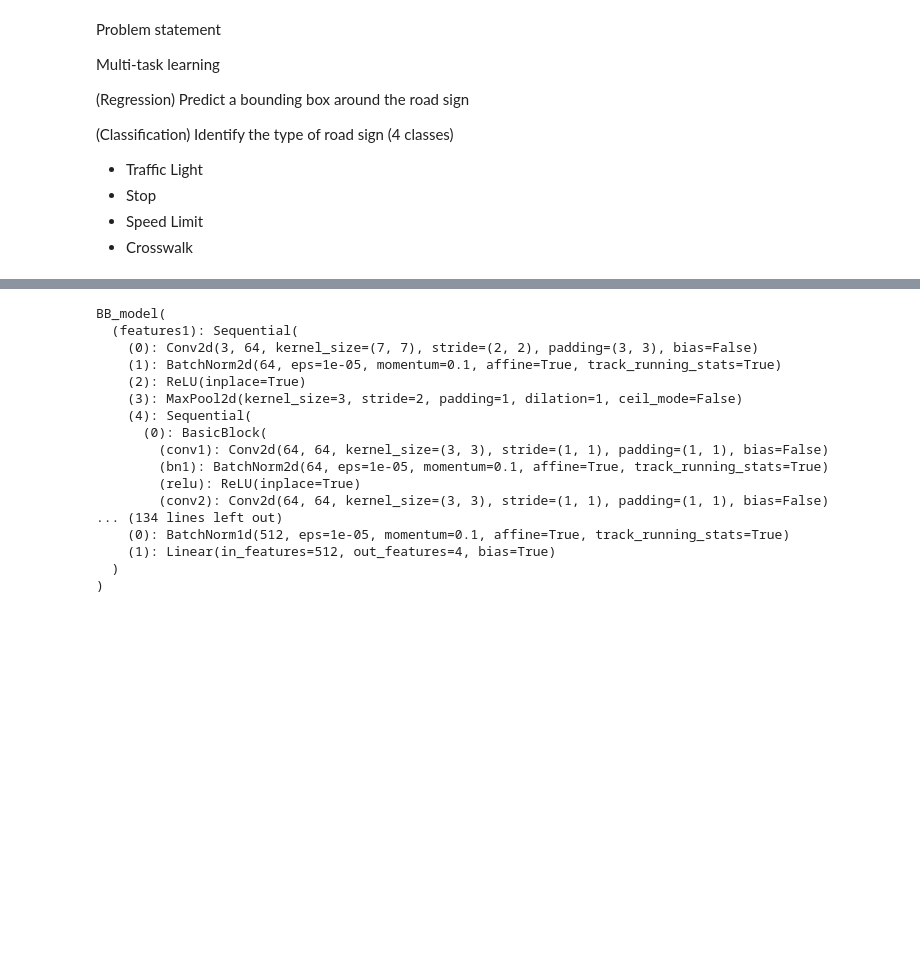
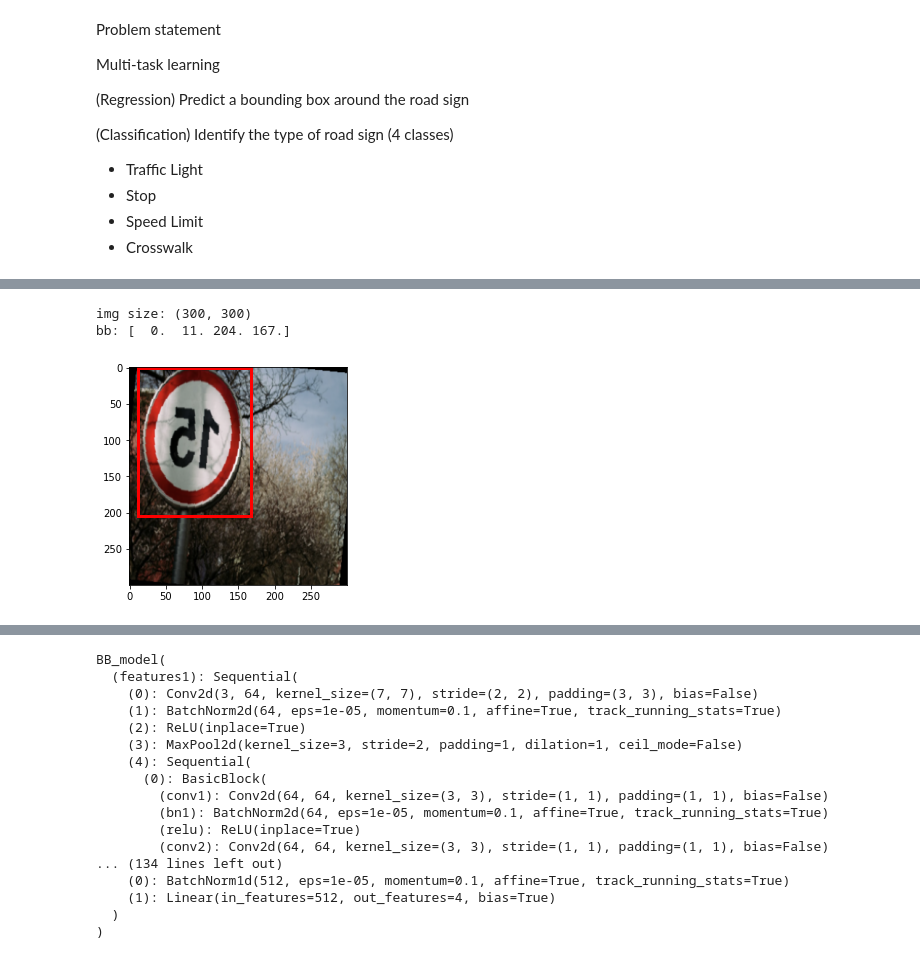
Before and after one commit to hungryPanko/AI, a Jupyter notebook: signalDetection.ipynb, the cells around one changed output, grey strips where cells are left out. Saved outputs shown, nothing was run; the diff lists cells and outputs as text; code cells hidden in the pictures; blank space fills up the shorter version.

```diff
--- a/signalDetection.ipynb
+++ b/signalDetection.ipynb
@@ -232,6 +230,16 @@ def seg_transform(im_path, bb, transform=False):
         seg_mask = TF.resized_crop(seg_mask, v_crop, h_crop, rows-(2*v_crop), cols-(2*h_crop), (rows,cols))
     # Return (potentially) transformed image
     return image, mask_to_bb(seg_mask)
+# %%
+# Test for Data Aug
+x, y_bb = seg_transform(path, bb, transform=True) # Pillow Image
+show_corner_bb(x, y_bb)
+print("img size: "+str(x.size))
+print("bb: "+str(y_bb))
+# %% [output]
+img size: (300, 300)
+bb: [  0.  11. 204. 167.]
+[figure, added]
 # %%
 class RoadDataset(Dataset):
     def __init__(self, paths, bb, y, transforms=False):
```
Also changed, not shown: parts of 17 cells of this notebook.
